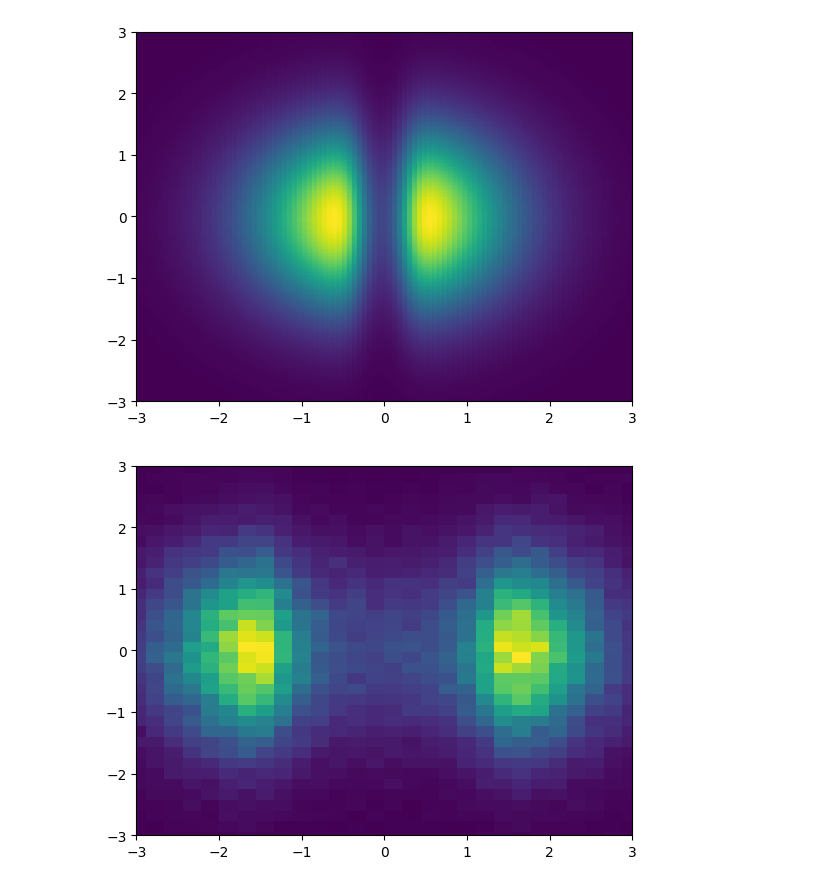
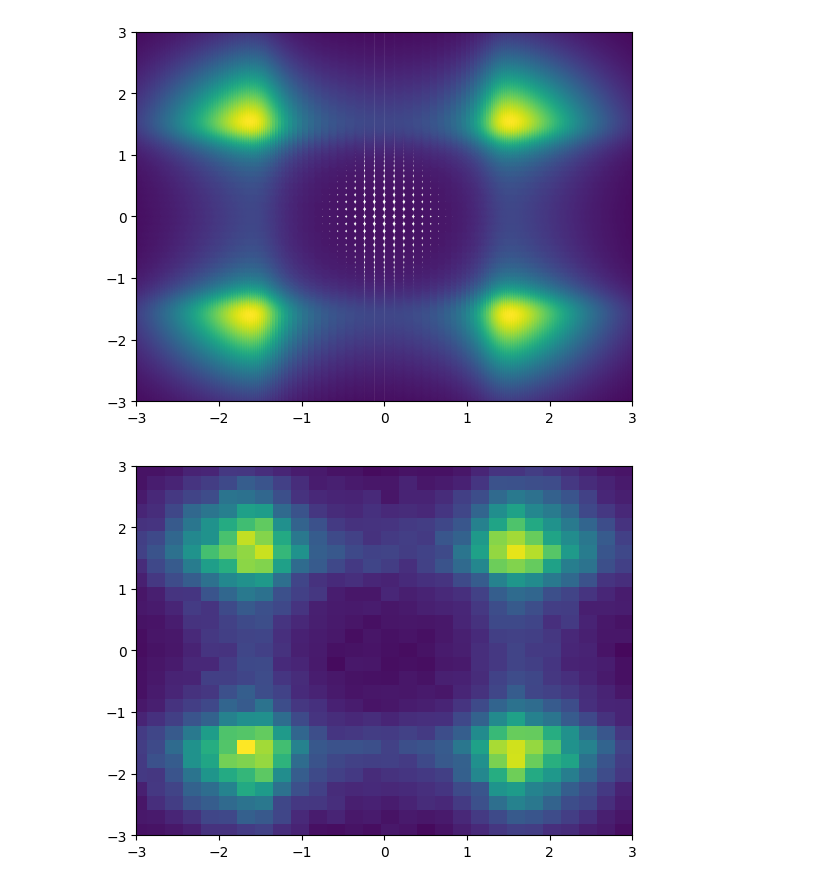
Before and after one commit to invertedparadox/ECE50024_Group9, a Jupyter notebook: Testing Playground/Demetrius_DNF.ipynb, the cells around one changed output. Saved outputs shown, nothing was run; the diff lists cells and outputs as text; code cells hidden in the pictures.

```diff
--- a/Testing Playground/Demetrius_DNF.ipynb
+++ b/Testing Playground/Demetrius_DNF.ipynb
@@ -1,13 +1,15 @@
 # %%
 import torch
 import matplotlib.pyplot as plt
+import numpy as np
 
 ## Data via Expression
-dn = 100
+dn = 300
 range_xy = torch.linspace(start=-3,end=3,steps=dn)
 gridx, gridy = torch.meshgrid(range_xy,range_xy)
 datax = torch.flatten(gridx)
 datay = torch.flatten(gridy)
+
 z0 = torch.stack((datax,datay))
 
 mu = torch.zeros((2,1))
@@ -15,15 +17,23 @@ sig = torch.eye(2)
 isig = torch.linalg.inv(sig)
 dsig = torch.linalg.det(sig)
 A = torch.divide(1,2*torch.pi*torch.sqrt(dsig))
-B = torch.matmul(torch.mul(torch.tensor([-0.5]),(z0-mu).T),torch.matmul(isig,z0-mu))
-q0 = torch.diagonal(A*torch.exp(B))
+B = torch.einsum('ij,ji->i', torch.mul(torch.tensor([-0.5]), (z0-mu).T),torch.matmul(isig,z0-mu))
+q0 = torch.mul(A, torch.exp(B))
 ln_q0 = torch.log(q0)
 
 ## Data via Sampling
 mu_func = torch.zeros((1,2))
 sig_func = torch.eye(2)
+isig_func = torch.linalg.inv(sig_func)
+dsig_func = torch.linalg.det(sig_func)
+
 q0_func = torch.distributions.multivariate_normal.MultivariateNormal(mu_func, sig_func)
 z0_sample = torch.squeeze(q0_func.sample((100000,))).T
+
+A_func = torch.divide(1,2*torch.pi*torch.sqrt(dsig_func))
+B_func = torch.einsum('ij,ji->i',torch.mul(torch.tensor([-0.5]),(z0_sample-mu_func.T).T),torch.matmul(isig_func,z0_sample-mu_func.T))
+q0_sample = torch.mul(A_func,torch.exp(B_func))
+ln_q0_sample = torch.log(q0_sample)
 
 # Data via Expression
 plt.figure(101)
@@ -43,36 +53,50 @@ plt.show()
 # %%
 # Example Parameters
-w = torch.Tensor([[5.0,0.0]])
-b = torch.Tensor([0.0])
-u = torch.Tensor([[1.0,0.0]])
+w1 = torch.Tensor([[5.0,0.0]])
+b1 = torch.Tensor([0.0])
+u1 = torch.Tensor([[1.0,0.0]])
+
+w2 = torch.Tensor([[0.0,5.0]])
+b2 = torch.Tensor([0.0])
+u2 = torch.Tensor([[0.0,1.0]])
 
 # Jacobian Transformation
-h = torch.tanh(torch.matmul(w,z0) + b)
+h = torch.tanh(torch.matmul(w1,z0) + b1)
 hp = 1-torch.pow(h,2)
-detJ = torch.abs(1 + torch.mul(torch.matmul(w,u.T),hp))
+detJ = torch.abs(1 + torch.mul(torch.matmul(w1,u1.T),hp))
 ln_q_z1 = torch.log(detJ)
-z1_jac = z0 + torch.matmul(u.T,h)
+z1_jac = z0 + torch.matmul(u1.T,h)
 q1_jac = torch.exp(ln_q0 - ln_q_z1)
 
+h = torch.tanh(torch.matmul(w2,z1_jac) + b2)
+hp = 1-torch.pow(h,2)
+detJ = torch.abs(1 + torch.mul(torch.matmul(w2,u2.T),hp))
+ln_q_z2 = torch.log(detJ)
+z2_jac = z1_jac + torch.matmul(u2.T,h)
+q2_jac = torch.exp(ln_q0 - ln_q_z1 - ln_q_z2)
+
 # Sampling Transformation
-h = torch.tanh(torch.matmul(w,z0_sample) + b)
-z1_sam = z0_sample + torch.matmul(u.T,h)
+h = torch.tanh(torch.matmul(w1,z0_sample) + b1)
+z1_sam = z0_sample + torch.matmul(u1.T,h)
+
+h = torch.tanh(torch.matmul(w2,z1_sam) + b2)
+z2_sam = z1_sam + torch.matmul(u2.T,h)
 
 # PDF via Jacobian
 plt.figure(103)
-plt.scatter(datax,datay,c=q1_jac)
+plt.scatter(z2_jac[0,:],z2_jac[1,:],c=q2_jac)
 plt.xlim([-3,3])
 plt.ylim([-3,3])
 
 # PDF via Sampling
 plt.figure(104)
-plt.hist2d(z1_sam[0,:],z1_sam[1,:], bins=50)
+plt.hist2d(z2_sam[0,:],z2_sam[1,:], bins=50)
 plt.xlim([-3,3])
 plt.ylim([-3,3])
 plt.show()
 # %% [output]
-[figure, old version]
+[figure, new version]
-[figure, old version]
+[figure, new version]
 # %%
 # Create Reference Output
 data_norm = torch.sqrt(torch.pow(datax,2) + torch.pow(datay,2))
```
Also changed, not shown: parts of 7 cells of this notebook.
